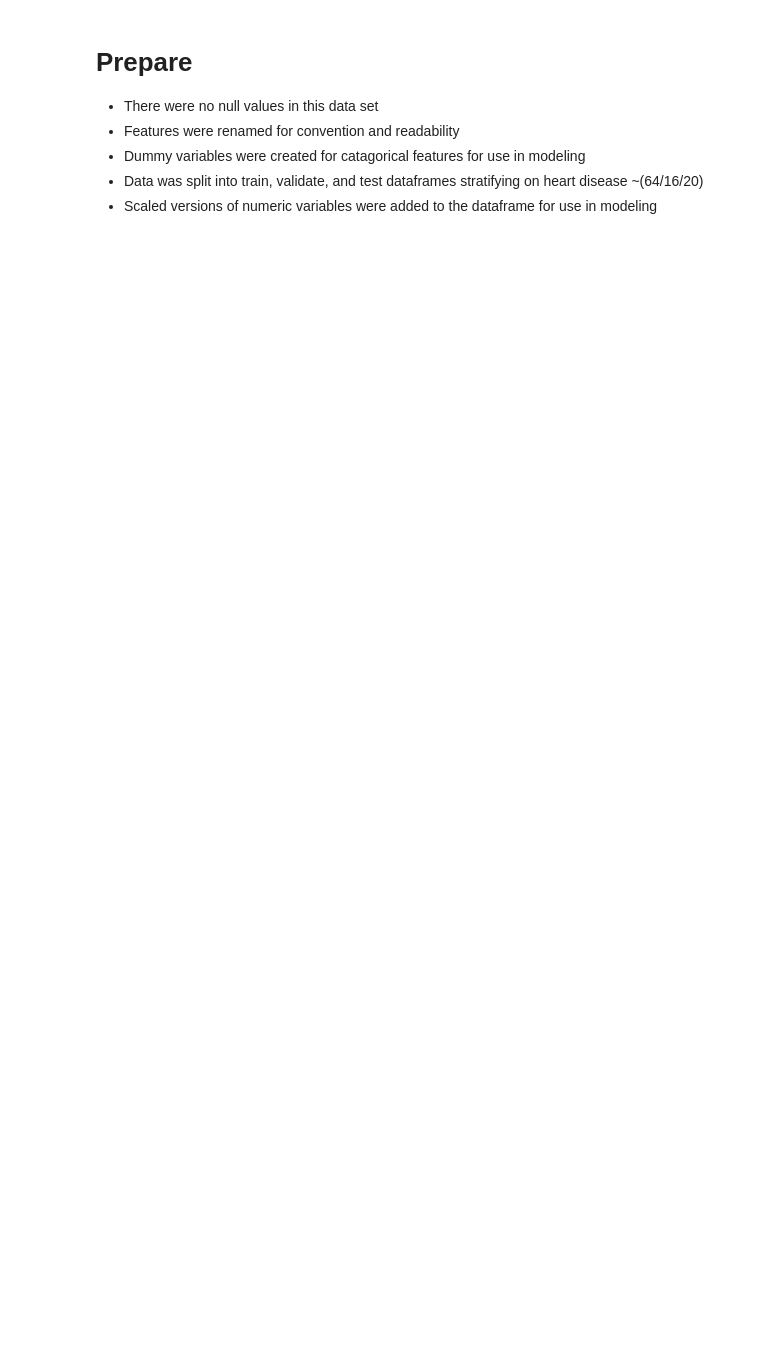
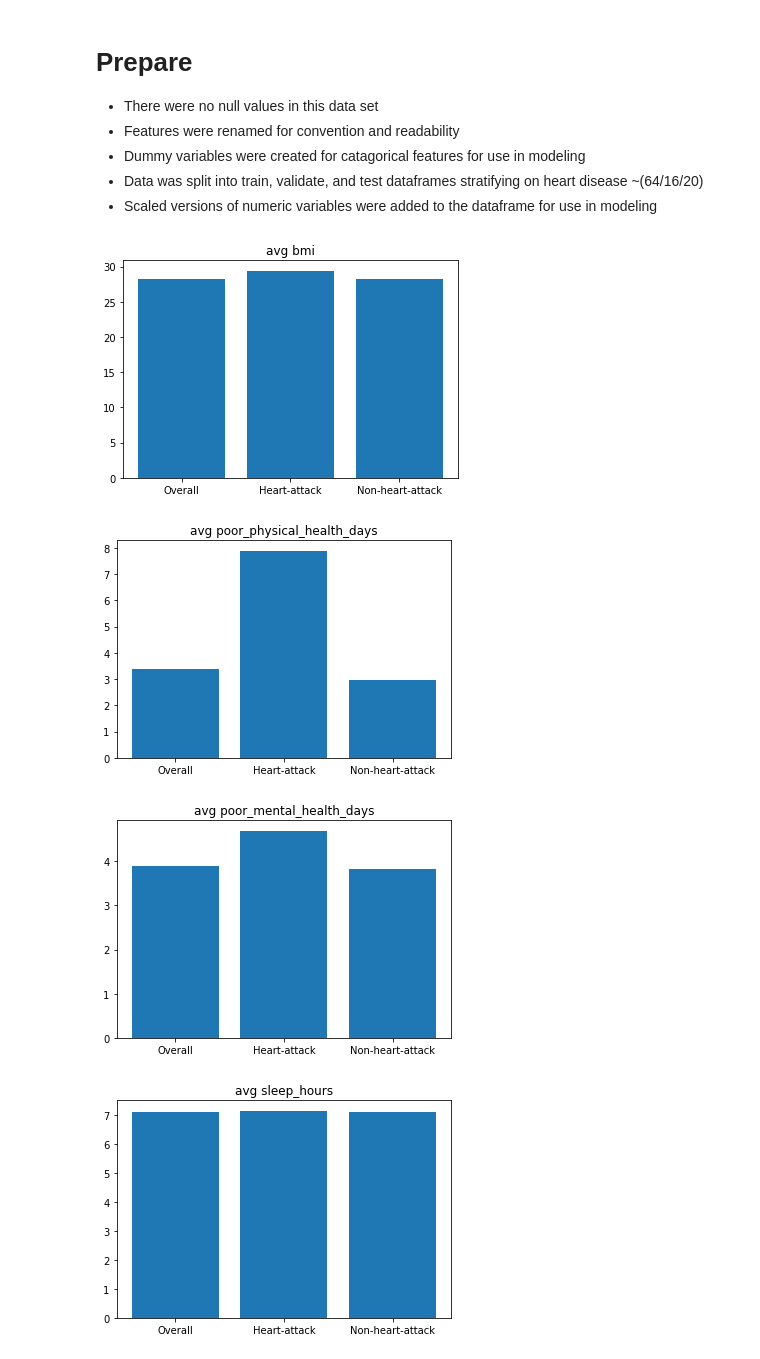
Before and after one commit to Johndsalas/Predicting_Heart_Disease, a Jupyter notebook: main.ipynb, the cells around one changed output. Cells and saved outputs as stored; diff of their text form; code cells hidden in the pictures; blank space fills up the shorter version.

```diff
--- a/main.ipynb
+++ b/main.ipynb
@@ -43,3 +25,42 @@ df.columns
 * Dummy variables were created for catagorical features for use in modeling
 * Data was split into train, validate, and test dataframes stratifying on heart disease ~(64/16/20)
 * Scaled versions of numeric variables were added to the dataframe for use in modeling
+# %%
+num_cols = ['bmi',
+            'poor_physical_health_days',
+            'poor_mental_health_days',
+            'sleep_hours']
+
+
+cat_cols = ['heart_disease',
+            'smoker',
+            'heavy_drinker',
+            'difficulty_walking',
+            'diabetic',
+            'physical_activity',
+            'kidney_disease',
+            'skin_cancer',
+            'age_category',
+            'general_health',
+            'stroke',
+            'sex',
+            'race',
+            'asthma']
+# %%
+for col in num_cols:
+
+    over = train[col].mean()
+    heart = train[col][train.heart_disease == 'Yes'].mean()
+    health = train[col][train.heart_disease == 'No'].mean()
+
+    x = ['Overall', 'Heart-attack', 'Non-heart-attack']
+    hight = [over, heart, health]
+
+    plt.bar(x, hight)
+    plt.title(f'avg {col}')
+    plt.show()
+# %% [output]
+[figure, added]
+[figure, added]
+[figure, added]
+[figure, added]
```
Also changed, not shown: parts of 10 cells of this notebook, 2 other files.
